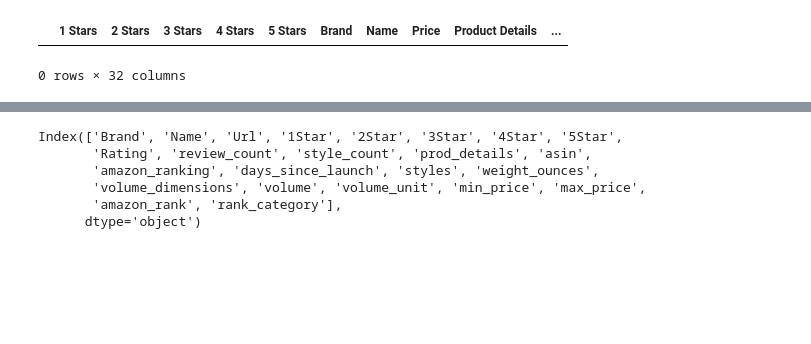
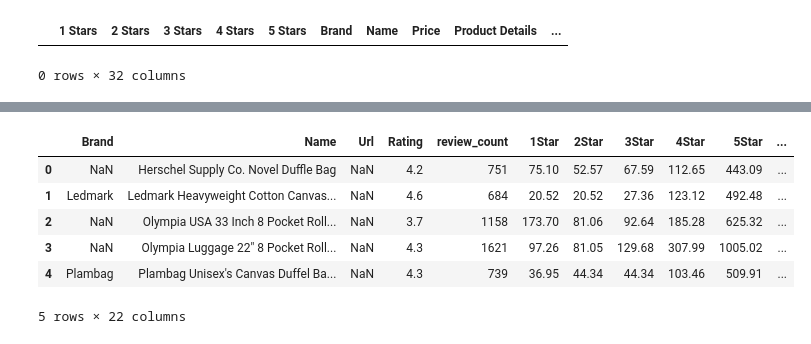
Before and after one commit to Ifeadewumi/metis_work, a Jupyter notebook: luther/Amazon_data_clean.ipynb, the cells around one changed output, grey strips where cells are left out. Saved outputs shown, nothing was run; the diff lists cells and outputs as text; code cells hidden in the pictures; blank space fills up the shorter version.

```diff
--- a/luther/Amazon_data_clean.ipynb
+++ b/luther/Amazon_data_clean.ipynb
@@ -52,8 +46,10 @@ new_df['Rating'] = new_df['Star Rating'].apply(extract_rating)
 # %%
 def extract_review_count(input_string):
     if pd.isnull(input_string):
-        return np.nan
+        return 0
     else:
         pattern = re.compile('(\d*)\s')
         review_count = int(re.search(pattern, input_string).group(1))
         return review_count
+
+new_df['review_count'] = new_df['Review Count'].apply(extract_review_count)
@@ -62,7 +56,22 @@ new_df['review_count'] = new_df['Review Count'].apply(extract_review_count)
+# %%
+def convert_stars(input_string):
+    if pd.isnull(input_string):
+        return 0
+    else:
+        pattern = re.compile('(\d*)\%')
+        percent_string = re.search(pattern, input_string).group(1)
+        percent_decimal = int(percent_string)/100
+        return percent_decimal
+
+new_df['1Star'] = new_df['1 Stars'].apply(convert_stars)*new_df['review_count']
+new_df['2Star'] = new_df['2 Stars'].apply(convert_stars)*new_df['review_count']
+new_df['3Star'] = new_df['3 Stars'].apply(convert_stars)*new_df['review_count']
+new_df['4Star'] = new_df['4 Stars'].apply(convert_stars)*new_df['review_count']
+new_df['5Star'] = new_df['5 Stars'].apply(convert_stars)*new_df['review_count']
 # %%
 def count_styles(input_string):
     if pd.isnull(input_string):
-        return np.nan
+        return 1
     else:
         style_count = len(input_string.split(';'))
         return style_count
@@ -304,13 +266,14 @@ rankings_results = pd.DataFrame(list(new_df['amazon_ranking'].map(get_first_rank
 # %%
 new_df['amazon_rank'], new_df['rank_category'] = rankings_results[0], rankings_results[1]
 # %%
-new_df.drop(['Price', '1 Stars', '2 Stars', '3 Stars', '4 Stars', '5 Stars', 'Product Details', 'Product Details Alt', 'Star Rating', 'Review Count', 'Styles', 'date_launch'], axis=1, inplace=True)
+new_df.drop(['Price', '1 Stars', '2 Stars', '3 Stars', '4 Stars', '5 Stars', 'Product Details', 'Product Details Alt', 'Star Rating', 'Review Count', 'amazon_ranking', 'Styles', 'date_launch', 'prod_details', ], axis=1, inplace=True)
 # %%
-new_df.columns
+new_df.head()
 # %% [output]
+|  | Brand | Name | Url | Rating | review_count | 1Star | 2Star | 3Star | 4Star | 5Star | ... |
+| 0 | NaN | Herschel Supply Co. Novel Duffle Bag | NaN | 4.2 | 751 | 75.10 | 52.57 | 67.59 | 112.65 | 443.09 | ... |
+| 1 | Ledmark | Ledmark Heavyweight Cotton Canvas... | NaN | 4.6 | 684 | 20.52 | 20.52 | 27.36 | 123.12 | 492.48 | ... |
+| 2 | NaN | Olympia USA 33 Inch 8 Pocket Roll... | NaN | 3.7 | 1158 | 173.70 | 81.06 | 92.64 | 185.28 | 625.32 | ... |
+| 3 | NaN | Olympia Luggage 22" 8 Pocket Roll... | NaN | 4.3 | 1621 | 97.26 | 81.05 | 129.68 | 307.99 | 1005.02 | ... |
+| 4 | Plambag | Plambag Unisex's Canvas Duffel Ba... | NaN | 4.3 | 739 | 36.95 | 44.34 | 44.34 | 103.46 | 509.91 | ... |
-Index(['Brand', 'Name', 'Url', '1Star', '2Star', '3Star', '4Star', '5Star',
-       'Rating', 'review_count', 'style_count', 'prod_details', 'asin',
-       'amazon_ranking', 'days_since_launch', 'styles', 'weight_ounces',
-       'volume_dimensions', 'volume', 'volume_unit', 'min_price', 'max_price',
-       'amazon_rank', 'rank_category'],
-      dtype='object')
+5 rows × 22 columns
```
Also changed, not shown: parts of 25 cells of this notebook, 1 other file.
